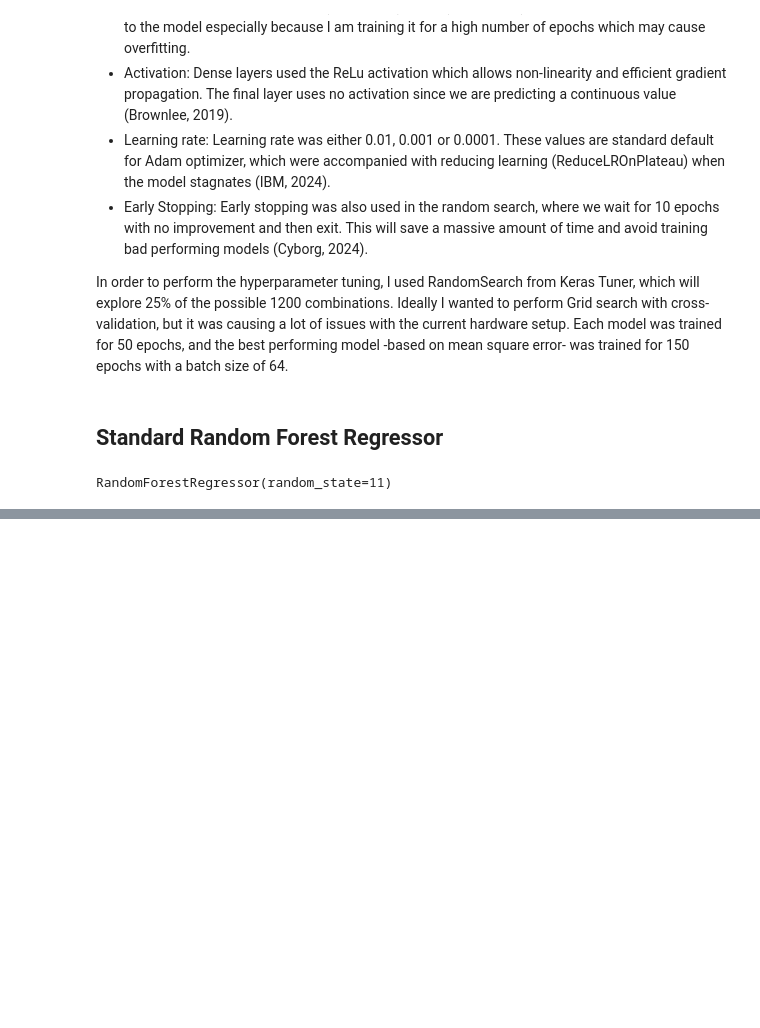
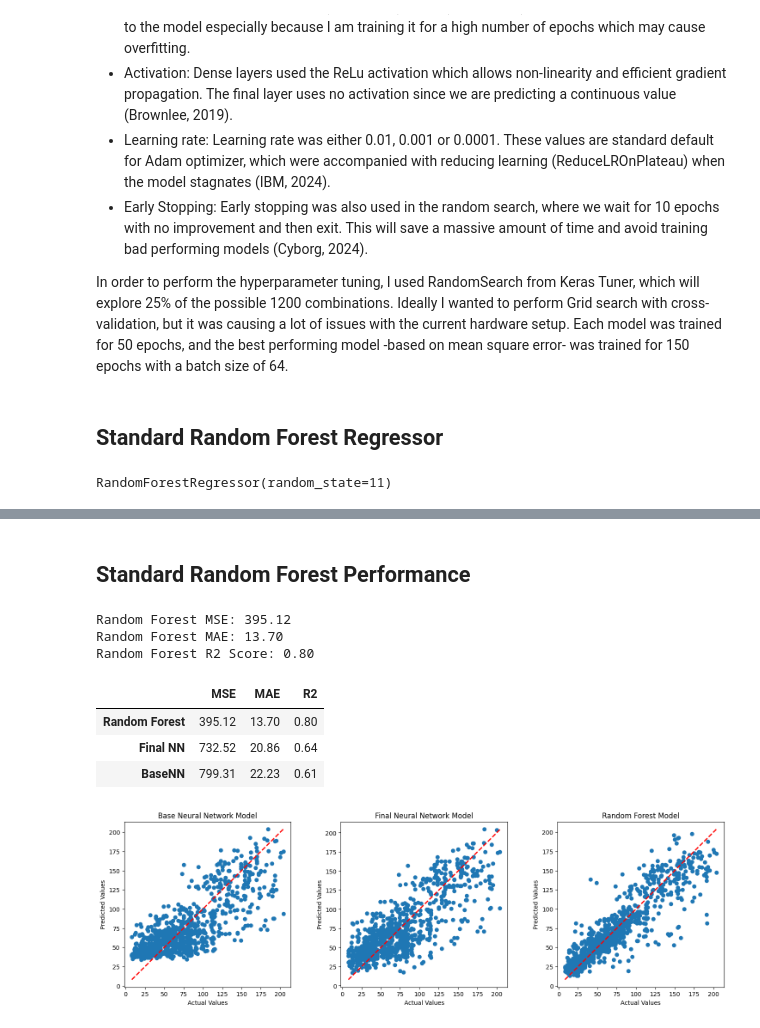
Before and after one commit to Rayenbt/income-prediction-and-reddit-sentiment, a Jupyter notebook: ML_CA2.ipynb, the cells around one changed output, grey strips where cells are left out. Drawn from its saved outputs; the diff is of its cells as text; code cells hidden in the pictures; blank space fills up the shorter version.

Commit message:
Models evaluation

```diff
--- a/ML_CA2.ipynb
+++ b/ML_CA2.ipynb
@@ -421,0 +493,75 @@ RandomForestRegressor(random_state=11)
+# %% [markdown]
+## Standard Random Forest Performance
+# %%
+# Evaluate the rf model on the test set
+rf_predictions = rf.predict(X_test_rf)
+
+# Calculate Mean Squared Error
+rf_mse = mean_squared_error(y_test_rf, rf_predictions)
+
+# Calculate Mean Absolute Error
+rf_mae = mean_absolute_error(y_test_rf, rf_predictions)
+
+# Calculate R-squared
+rf_r2 = r2_score(y_test_rf, rf_predictions)
+
+print(f'Random Forest MSE: {rf_mse:.2f}')
+print(f'Random Forest MAE: {rf_mae:.2f}')
+print(f'Random Forest R2 Score: {rf_r2:.2f}')
+# %% [output]
+Random Forest MSE: 395.12
+Random Forest MAE: 13.70
+Random Forest R2 Score: 0.80
+# %%
+model_metrics = {
+    'BaseNN': [base_nn_mse, base_nn_mae, base_nn_r2],
+    'Final NN': [final_nn_mse, final_nn_mae, final_nn_r2],
+    'Random Forest': [rf_mse, rf_mae, rf_r2]
+}
+
+metrics_df = (
+    pd.DataFrame.from_dict(
+        model_metrics,
+        orient="index",
+        columns=["MSE", "MAE", "R2"]
+    )
+    .round(2)                           # round values 2 decimals
+    .sort_values("R2", ascending=False) # Models are ranked based on the r2 score
+)
+
+metrics_df
+# %% [output]
+|  | MSE | MAE | R2 |
+| Random Forest | 395.12 | 13.70 | 0.80 |
+| Final NN | 732.52 | 20.86 | 0.64 |
+| BaseNN | 799.31 | 22.23 | 0.61 |
+# %%
+fig, axes = plt.subplots(nrows=1, ncols=3, figsize=(18, 5))
+
+# Base Neural Network Model
+axes[0].scatter(y_test, base_nn_predictions)
+axes[0].plot([y_test.min(), y_test.max()], [y_test.min(), y_test.max()], 'r--', lw=2)
+axes[0].set_title('Base Neural Network Model')
+axes[0].set_xlabel('Actual Values')
+axes[0].set_ylabel('Predicted Values')
+
+# Final Neural Network Model
+axes[1].scatter(y_test, final_nn_predictions)
+axes[1].plot([y_test.min(), y_test.max()], [y_test.min(), y_test.max()], 'r--', lw=2)
+axes[1].set_title('Final Neural Network Model')
+axes[1].set_xlabel('Actual Values')
+axes[1].set_ylabel('Predicted Values')
+
+# Random Forest Model
+axes[2].scatter(y_test, rf_predictions)
+axes[2].plot([y_test.min(), y_test.max()], [y_test.min(), y_test.max()], 'r--', lw=2)
+axes[2].set_title('Random Forest Model')
+axes[2].set_xlabel('Actual Values')
+axes[2].set_ylabel('Predicted Values')
+
+plt.subplots_adjust(wspace=0.3)
+
+# Display the plot
+plt.show()
+# %% [output]
+[figure, added]
```
Also changed, not shown: parts of 11 cells of this notebook.
